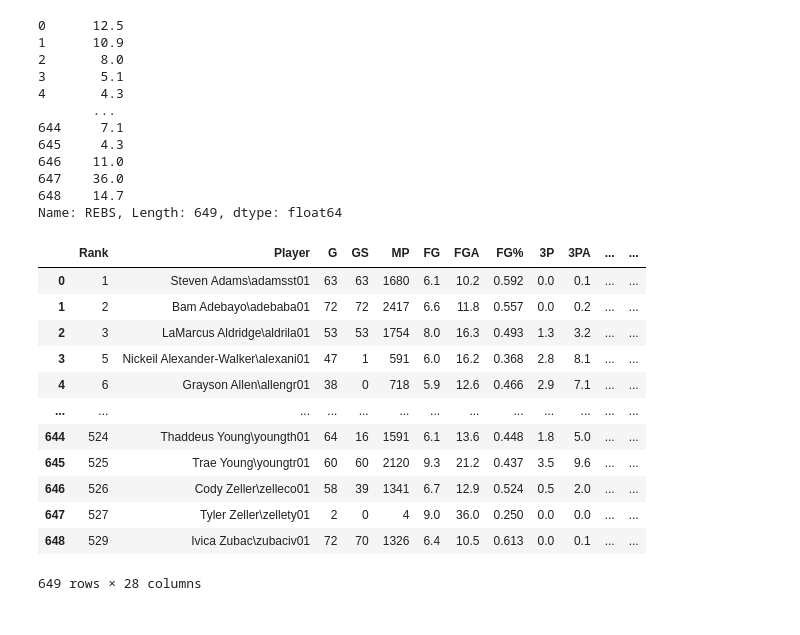
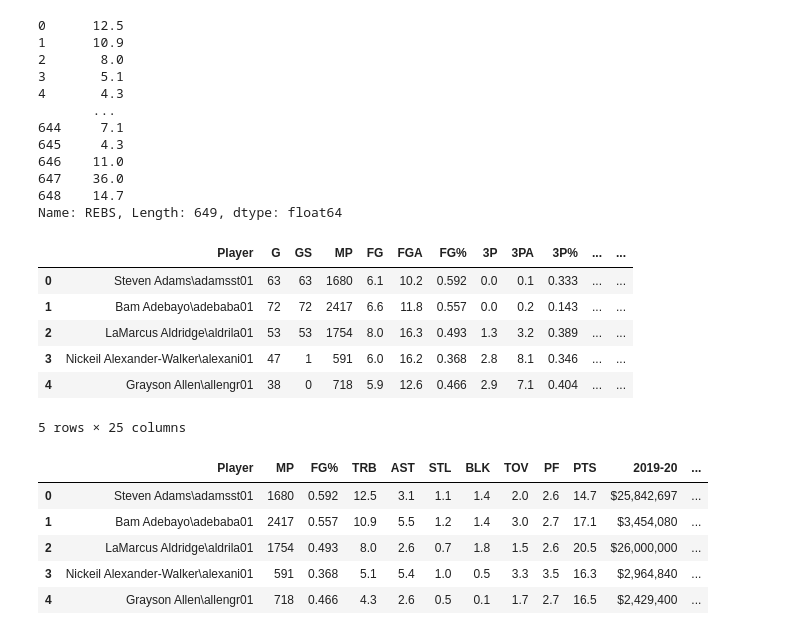
Before and after one commit to Mick-scanlon/NBADataAnalysis, a Jupyter notebook: ProjectCode.ipynb, the cells around one changed output. Cells and saved outputs as stored; diff of their text form; code cells hidden in the pictures.

```diff
--- a/ProjectCode.ipynb
+++ b/ProjectCode.ipynb
@@ -79,19 +80,3 @@ joint1["REBS"]
 647    36.0
 648    14.7
 Name: REBS, Length: 649, dtype: float64
-# %%
-joint1.drop(['Pos','Age','Tm_x','Tm_y'], axis = 1)
-# %% [output]
-|  | Rank | Player | G | GS | MP | FG | FGA | FG% | 3P | 3PA | ... | ... |
-| 0 | 1 | Steven Adams\adamsst01 | 63 | 63 | 1680 | 6.1 | 10.2 | 0.592 | 0.0 | 0.1 | ... | ... |
-| 1 | 2 | Bam Adebayo\adebaba01 | 72 | 72 | 2417 | 6.6 | 11.8 | 0.557 | 0.0 | 0.2 | ... | ... |
-| 2 | 3 | LaMarcus Aldridge\aldrila01 | 53 | 53 | 1754 | 8.0 | 16.3 | 0.493 | 1.3 | 3.2 | ... | ... |
-| 3 | 5 | Nickeil Alexander-Walker\alexani01 | 47 | 1 | 591 | 6.0 | 16.2 | 0.368 | 2.8 | 8.1 | ... | ... |
-| 4 | 6 | Grayson Allen\allengr01 | 38 | 0 | 718 | 5.9 | 12.6 | 0.466 | 2.9 | 7.1 | ... | ... |
-| ... | ... | ... | ... | ... | ... | ... | ... | ... | ... | ... | ... | ... |
-| 644 | 524 | Thaddeus Young\youngth01 | 64 | 16 | 1591 | 6.1 | 13.6 | 0.448 | 1.8 | 5.0 | ... | ... |
-| 645 | 525 | Trae Young\youngtr01 | 60 | 60 | 2120 | 9.3 | 21.2 | 0.437 | 3.5 | 9.6 | ... | ... |
-| 646 | 526 | Cody Zeller\zelleco01 | 58 | 39 | 1341 | 6.7 | 12.9 | 0.524 | 0.5 | 2.0 | ... | ... |
-| 647 | 527 | Tyler Zeller\zellety01 | 2 | 0 | 4 | 9.0 | 36.0 | 0.250 | 0.0 | 0.0 | ... | ... |
-| 648 | 529 | Ivica Zubac\zubaciv01 | 72 | 70 | 1326 | 6.4 | 10.5 | 0.613 | 0.0 | 0.1 | ... | ... |
-649 rows × 28 columns
@@ -97,0 +86,10 @@ joint1.drop(['Pos','Age','Tm_x','Tm_y'], axis = 1)
+# %%
+joint1.head()
+# %% [output]
+|  | Player | G | GS | MP | FG | FGA | FG% | 3P | 3PA | 3P% | ... | ... |
+| 0 | Steven Adams\adamsst01 | 63 | 63 | 1680 | 6.1 | 10.2 | 0.592 | 0.0 | 0.1 | 0.333 | ... | ... |
+| 1 | Bam Adebayo\adebaba01 | 72 | 72 | 2417 | 6.6 | 11.8 | 0.557 | 0.0 | 0.2 | 0.143 | ... | ... |
+| 2 | LaMarcus Aldridge\aldrila01 | 53 | 53 | 1754 | 8.0 | 16.3 | 0.493 | 1.3 | 3.2 | 0.389 | ... | ... |
+| 3 | Nickeil Alexander-Walker\alexani01 | 47 | 1 | 591 | 6.0 | 16.2 | 0.368 | 2.8 | 8.1 | 0.346 | ... | ... |
+| 4 | Grayson Allen\allengr01 | 38 | 0 | 718 | 5.9 | 12.6 | 0.466 | 2.9 | 7.1 | 0.404 | ... | ... |
+5 rows × 25 columns
@@ -97,0 +98,9 @@ joint1.drop(['Pos','Age','Tm_x','Tm_y'], axis = 1)
+# %%
+joint1.head()
+# %% [output]
+|  | Player | MP | FG% | TRB | AST | STL | BLK | TOV | PF | PTS | 2019-20 | ... |
+| 0 | Steven Adams\adamsst01 | 1680 | 0.592 | 12.5 | 3.1 | 1.1 | 1.4 | 2.0 | 2.6 | 14.7 | $25,842,697 | ... |
+| 1 | Bam Adebayo\adebaba01 | 2417 | 0.557 | 10.9 | 5.5 | 1.2 | 1.4 | 3.0 | 2.7 | 17.1 | $3,454,080 | ... |
+| 2 | LaMarcus Aldridge\aldrila01 | 1754 | 0.493 | 8.0 | 2.6 | 0.7 | 1.8 | 1.5 | 2.6 | 20.5 | $26,000,000 | ... |
+| 3 | Nickeil Alexander-Walker\alexani01 | 591 | 0.368 | 5.1 | 5.4 | 1.0 | 0.5 | 3.3 | 3.5 | 16.3 | $2,964,840 | ... |
+| 4 | Grayson Allen\allengr01 | 718 | 0.466 | 4.3 | 2.6 | 0.5 | 0.1 | 1.7 | 2.7 | 16.5 | $2,429,400 | ... |
```
Also changed, not shown: parts of 9 cells of this notebook.
